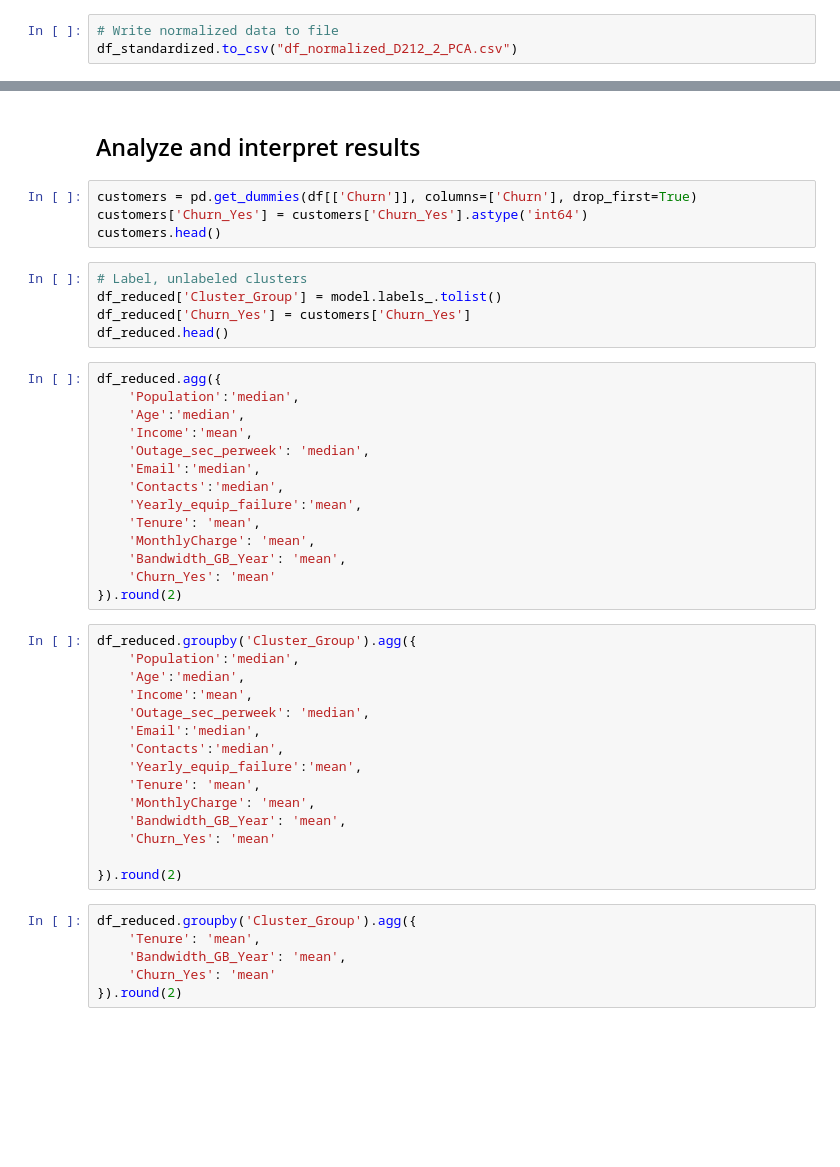
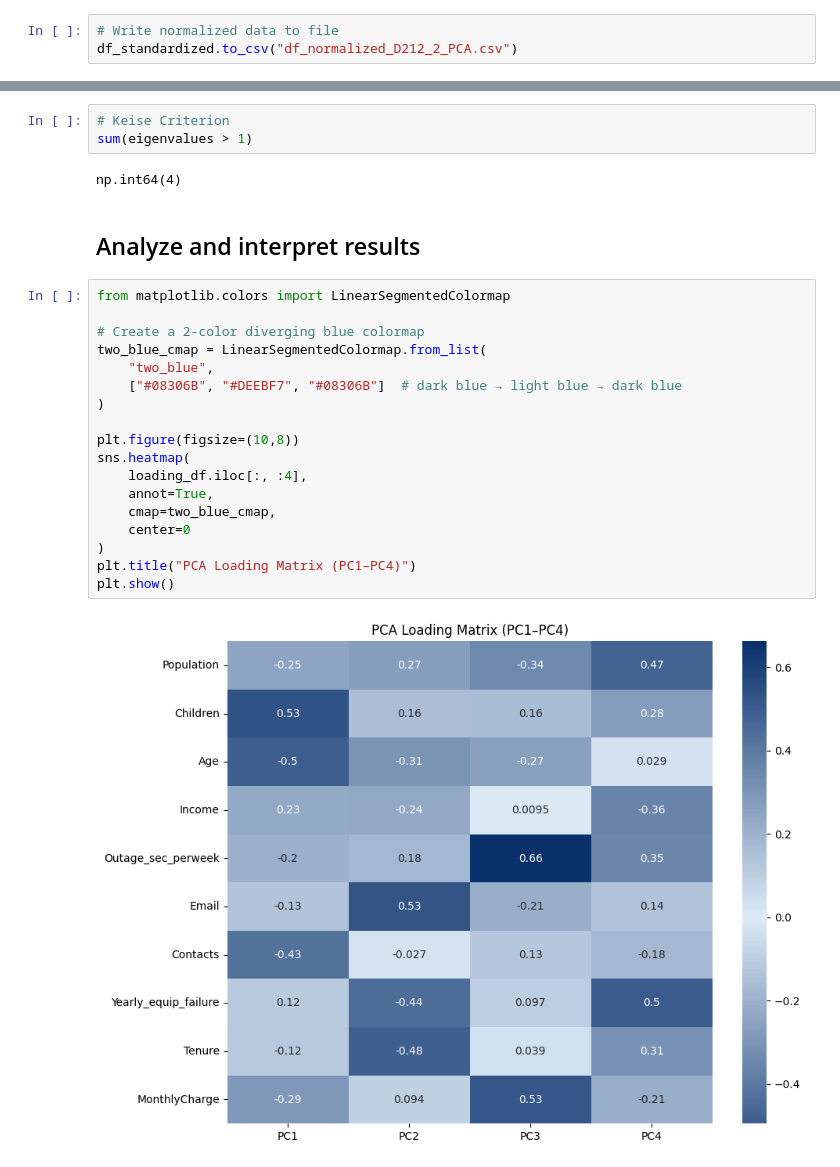
Before and after one commit to dayanaviana/WGU, a Jupyter notebook: D212-DataMiningII/__main__D212_2_PCA.ipynb, the cells around one changed output, grey strips where cells are left out. Saved outputs shown, nothing was run; the diff lists cells and outputs as text; blank space fills up the shorter version.

```diff
--- a/D212-DataMiningII/__main__D212_2_PCA.ipynb
+++ b/D212-DataMiningII/__main__D212_2_PCA.ipynb
@@ -283,46 +282,27 @@ for i in range(len(centroid)):
+# %%
+# Keise Criterion
+sum(eigenvalues > 1)
+# %% [output]
+np.int64(4)
 # %% [markdown]
 ## Analyze and interpret results
-# %%
-customers = pd.get_dummies(df[['Churn']], columns=['Churn'], drop_first=True)
-customers['Churn_Yes'] = customers['Churn_Yes'].astype('int64')
-customers.head()
-# %%
-# Label, unlabeled clusters
-df_reduced['Cluster_Group'] = model.labels_.tolist()
-df_reduced['Churn_Yes'] = customers['Churn_Yes']
-df_reduced.head()
-# %%
-df_reduced.agg({
-    'Population':'median',
-    'Age':'median',
-    'Income':'mean',
-    'Outage_sec_perweek': 'median',
-    'Email':'median',
-    'Contacts':'median',
-    'Yearly_equip_failure':'mean',
-    'Tenure': 'mean',
-    'MonthlyCharge': 'mean',
-    'Bandwidth_GB_Year': 'mean',
-    'Churn_Yes': 'mean'
-}).round(2)
-# %%
-df_reduced.groupby('Cluster_Group').agg({
-    'Population':'median',
-    'Age':'median',
-    'Income':'mean',
-    'Outage_sec_perweek': 'median',
-    'Email':'median',
-    'Contacts':'median',
-    'Yearly_equip_failure':'mean',
-    'Tenure': 'mean',
-    'MonthlyCharge': 'mean',
-    'Bandwidth_GB_Year': 'mean',
-    'Churn_Yes': 'mean'
-
-}).round(2)
-# %%
-df_reduced.groupby('Cluster_Group').agg({
-    'Tenure': 'mean',
-    'Bandwidth_GB_Year': 'mean',
-    'Churn_Yes': 'mean'
-}).round(2)
+# %%
+from matplotlib.colors import LinearSegmentedColormap
+
+# Create a 2‑color diverging blue colormap
+two_blue_cmap = LinearSegmentedColormap.from_list(
+    "two_blue",
+    ["#08306B", "#DEEBF7", "#08306B"]  # dark blue → light blue → dark blue
+)
+
+plt.figure(figsize=(10,8))
+sns.heatmap(
+    loading_df.iloc[:, :4],
+    annot=True,
+    cmap=two_blue_cmap,
+    center=0
+)
+plt.title("PCA Loading Matrix (PC1–PC4)")
+plt.show()
+# %% [output]
+[figure, added]
```
Also changed, not shown: parts of 26 cells of this notebook.
